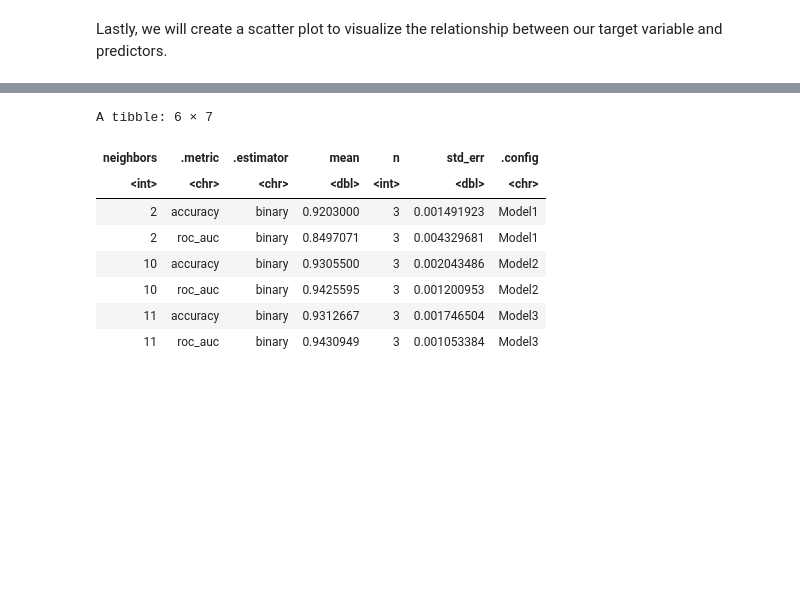
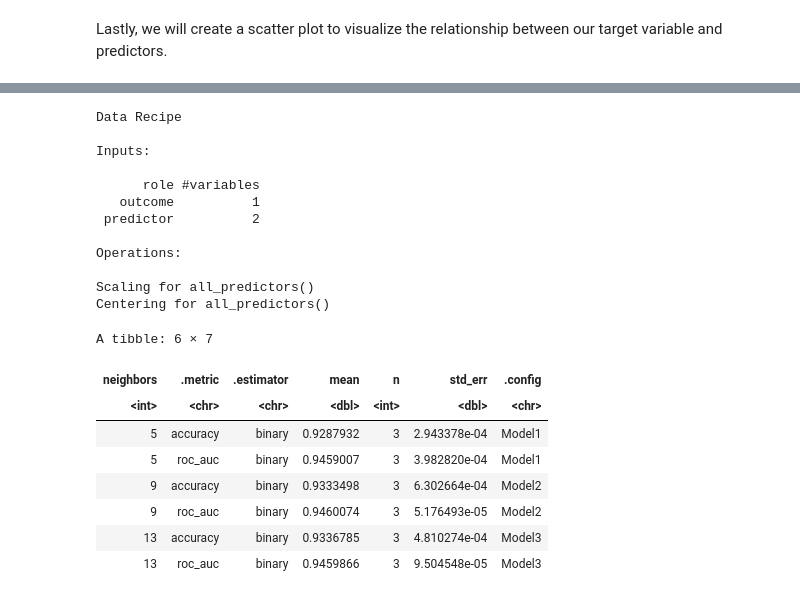
Before and after one commit to chohyeonkim/Data-Science-R-, a Jupyter notebook: Final_Report.ipynb, the cells around one changed output, grey strips where cells are left out. Drawn from its saved outputs; the diff is of its cells as text; code cells hidden in the pictures; blank space fills up the shorter version.

```diff
--- a/Final_Report.ipynb
+++ b/Final_Report.ipynb
@@ -183,7 +183,18 @@ Next, we will be splitting our dataset (`card_data`) where 75% of the dataset wi
 set.seed(1)
 
 #Splitting the dataset stored in card_data into training dataset and testing dataset
-card_split <- initial_split(card_data, prop = 0.1, strata = fraud)
+ups_recipe <- recipe(fraud ~ ., data = card_data)%>%
+step_upsample(fraud , over_ratio = 1, skip = FALSE) %>%
+  prep()
+
+upsampled_fraud <- bake(ups_recipe, card_data)
+
+upsampled_fraud%>%
+  group_by(fraud)%>%
+  summarize(n = n())
+upsampled_fraud
+
+card_split <- initial_split(upsampled_fraud, prop = 0.1, strata = fraud)
 card_train <- training(card_split)
 #
 
@@ -230,32 +266,49 @@ Warning message:
 # %%
 #create recipe
-card_recipe <- recipe(fraud ~ distance_from_home + ratio_to_median_purchase_price, data = card_train_2)
+card_recipe <- recipe(fraud ~ distance_from_home + ratio_to_median_purchase_price, data = card_train_2)%>%
+  step_scale(all_predictors())%>%
+  step_center(all_predictors())
 
+
+
+card_recipe
 
 knn_tune <- nearest_neighbor(weight_func = "rectangular", neighbors = tune()) %>%
             set_engine("kknn") %>%
             set_mode("classification")
 
 #create 3 fold cross validation
 card_vfold <- vfold_cv(card_train_2, v = 3, strata = fraud)
 
 knn_results <- workflow() %>%
       add_recipe(card_recipe) %>%
       add_model(knn_tune) %>%
       tune_grid(resamples = card_vfold, grid = 3) %>%
       collect_metrics()
 
 knn_results
 # %% [output]
-A tibble: 6 × 7
+Data Recipe
+
+Inputs:
+
+      role #variables
+   outcome          1
+ predictor          2
+
+Operations:
+
+Scaling for all_predictors()
+Centering for all_predictors()
+A tibble: 6 × 7
 | neighbors | .metric | .estimator | mean | n | std_err | .config |
 | <int> | <chr> | <chr> | <dbl> | <int> | <dbl> | <chr> |
-| 2 | accuracy | binary | 0.9203000 | 3 | 0.001491923 | Model1 |
-| 2 | roc_auc | binary | 0.8497071 | 3 | 0.004329681 | Model1 |
-| 10 | accuracy | binary | 0.9305500 | 3 | 0.002043486 | Model2 |
-| 10 | roc_auc | binary | 0.9425595 | 3 | 0.001200953 | Model2 |
-| 11 | accuracy | binary | 0.9312667 | 3 | 0.001746504 | Model3 |
-| 11 | roc_auc | binary | 0.9430949 | 3 | 0.001053384 | Model3 |
+| 5 | accuracy | binary | 0.9287932 | 3 | 2.943378e-04 | Model1 |
+| 5 | roc_auc | binary | 0.9459007 | 3 | 3.982820e-04 | Model1 |
+| 9 | accuracy | binary | 0.9333498 | 3 | 6.302664e-04 | Model2 |
+| 9 | roc_auc | binary | 0.9460074 | 3 | 5.176493e-05 | Model2 |
+| 13 | accuracy | binary | 0.9336785 | 3 | 4.810274e-04 | Model3 |
+| 13 | roc_auc | binary | 0.9459866 | 3 | 9.504548e-05 | Model3 |
 # %%
 accuracies <- knn_results %>%
       filter(.metric == "accuracy")
```
Also changed, not shown: parts of 4 cells of this notebook.
